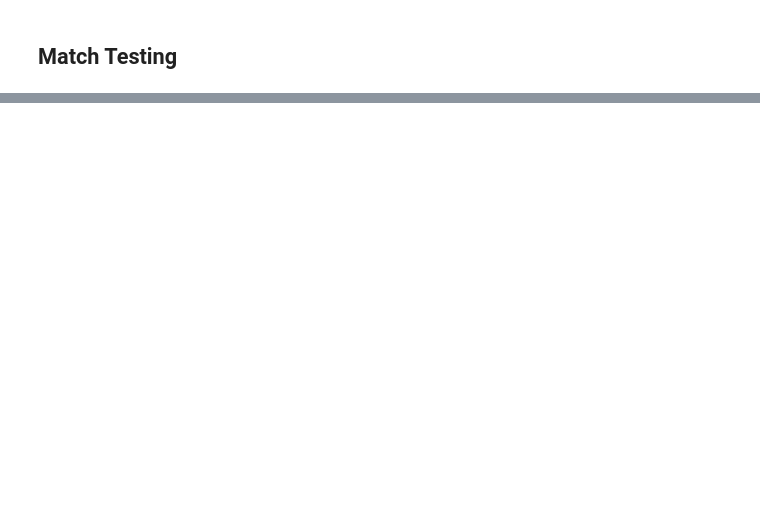
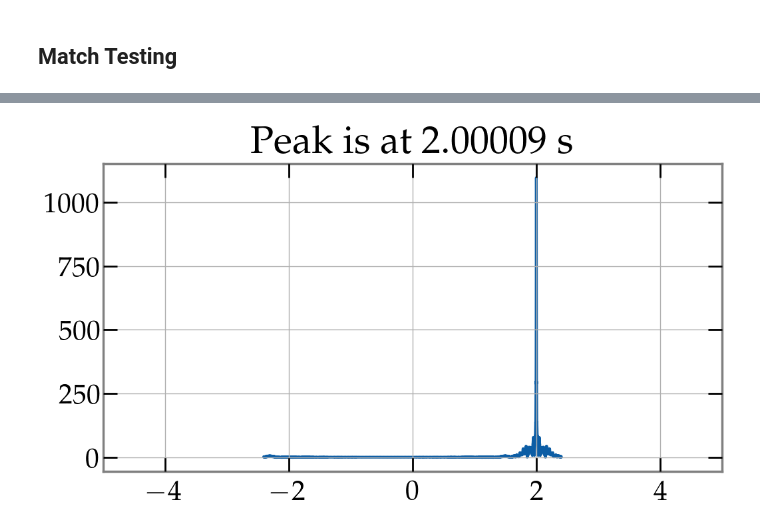
Before and after one commit to MaxMelching/gw-signal-tools, a Jupyter notebook: docs/tutorials/inner_product_tests.ipynb, the cells around one changed output, grey strips where cells are left out. Saved outputs shown, nothing was run; the diff lists cells and outputs as text; code cells hidden in the pictures; blank space fills up the shorter version.

```diff
--- a/docs/tutorials/inner_product_tests.ipynb
+++ b/docs/tutorials/inner_product_tests.ipynb
@@ -805,0 +175,22 @@ plt.show()
+# %%
+from gw_signal_tools.waveform import td_to_fd, pad_to_dx
+
+time_shift = 2.0 * u.s
+phase_shift = 0.0 * u.rad
+
+hp_t_shifted = pad_to_dx(
+    hp_t, dx=hp_f_fine.df
+).copy()  # Padding for better resolution after FT
+hp_t_shifted.times += time_shift
+hp_t_shifted = hp_t_shifted * np.exp(1.0j * phase_shift)
+
+match_val, match_info = inner_product(
+    td_to_fd(hp_t_shifted, convention='unwrap'),
+    td_to_fd(hp_t, convention='unwrap'),
+    psd=psd_gw150914,
+    optimize_time_and_phase=True,
+    return_opt_info=True,
+)
+peak_time = match_info['peak_time']
+peak_phase = match_info['peak_phase']
+match_series = match_info['match_series']
@@ -805,0 +201,13 @@ plt.show()
+# %%
+f, ax = plt.subplots(figsize=(12, 6))
+
+ax.plot(match_series.abs())
+
+ax.set_title(f'Peak is at {peak_time:.5f}')
+
+ax.set_xlim([-5, 5])
+# ax.set_xlim([-2.5, -1.5])
+
+plt.show()
+# %% [output]
+[figure, added]
```
Also changed, not shown: parts of 96 cells of this notebook, 1 other file.
